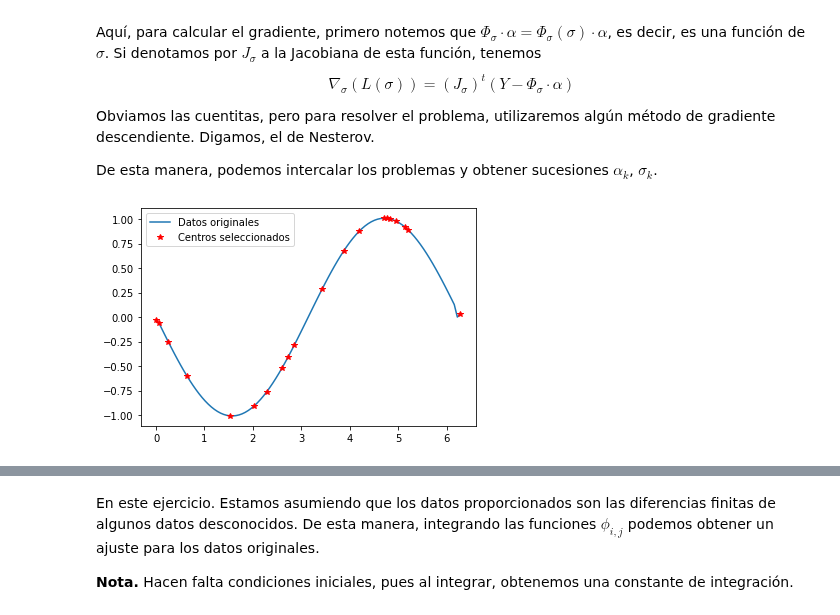
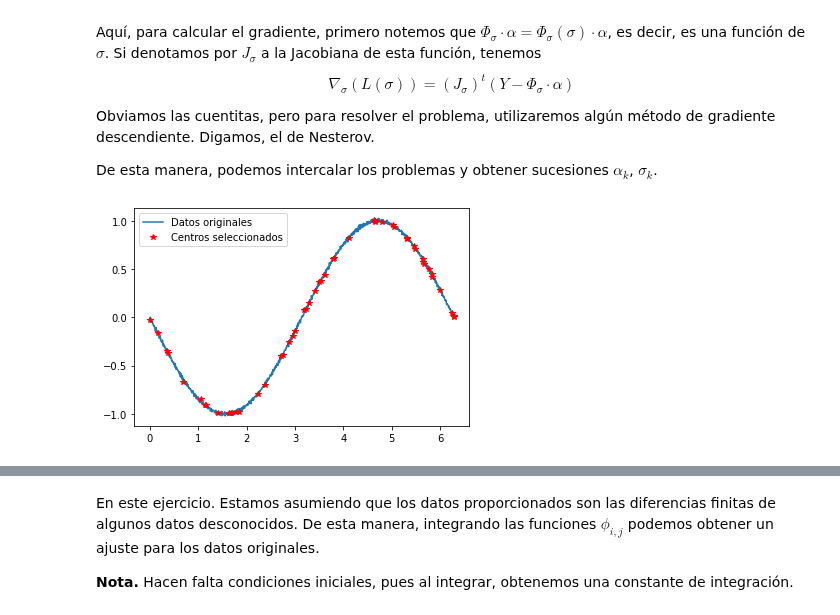
Before and after one commit to JairEsc/Mat_Apl_2, a Jupyter notebook: ML_T1.ipynb, the cells around one changed output, grey strips where cells are left out. Drawn from its saved outputs; the diff is of its cells as text; code cells hidden in the pictures.

```diff
--- a/ML_T1.ipynb
+++ b/ML_T1.ipynb
@@ -42,37 +42,37 @@ def GD_N(theta,alpha,eta,nIter, grad,stop_crit=10**(-4)):
         g = grad(pre_theta)
         p = 0.5*(g + eta*p)
         if(np.linalg.norm(g)<stop_crit):
             break
         theta = theta - alpha*p
         Theta.append(theta)
     return Theta[-1]
 #-----------------------------------
 #Datos---------------------Los generamos por comodidad.
 np.random.seed(0)
-n=100
+n=1000
 x=np.linspace(0,2*np.pi,n)
-y=np.cos(x)+np.random.normal(0,0,size=len(x))
+y=np.cos(x)+np.random.normal(0,0.0001,size=len(x))
 from numpy.random import default_rng
-m=20
+m=50
 x_m2=[0]*m
 x_m2[0]=0
 x_m2[-1]=len(x)-1
 x_m2[1:-1]=np.sort(default_rng().choice(np.arange(1, len(x)-1), size=m-2, replace=False))
 x_m=x[x_m2]
 #Diferencias finitas.-------------
 y_p=np.zeros(n)
 y_p[0]=(y[1]-y[0])
 y_p[-1]=y[-1]-y[-2]
 y_p[1:-2]=(y[2:-1]-y[0:-3])/2
 y_p=y_p*n/(2*np.pi)
 plt.plot(x,y_p,label='Datos originales')
 plt.plot(x_m,y_p[x_m2],"r*",label='Centros seleccionados')
 plt.legend()
 plt.show()
 #Le vamos a ajustar a los datos y_p.
 #-----------------------------
 # %% [output]
-[figure, old version]
+[figure, new version]
 # %%
 #Matriz Phi--------------------------------
 def matriz_phi_sigma(sigma):
```
Also changed, not shown: parts of 4 cells of this notebook.
